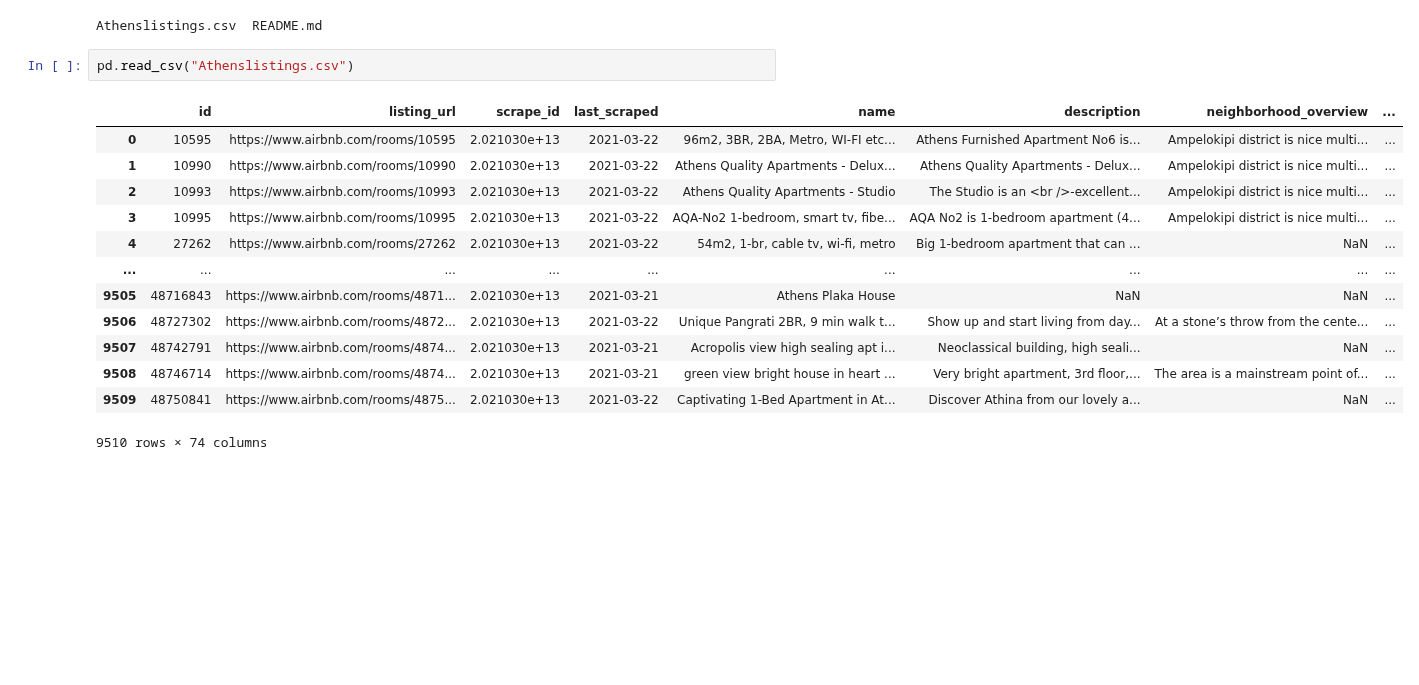
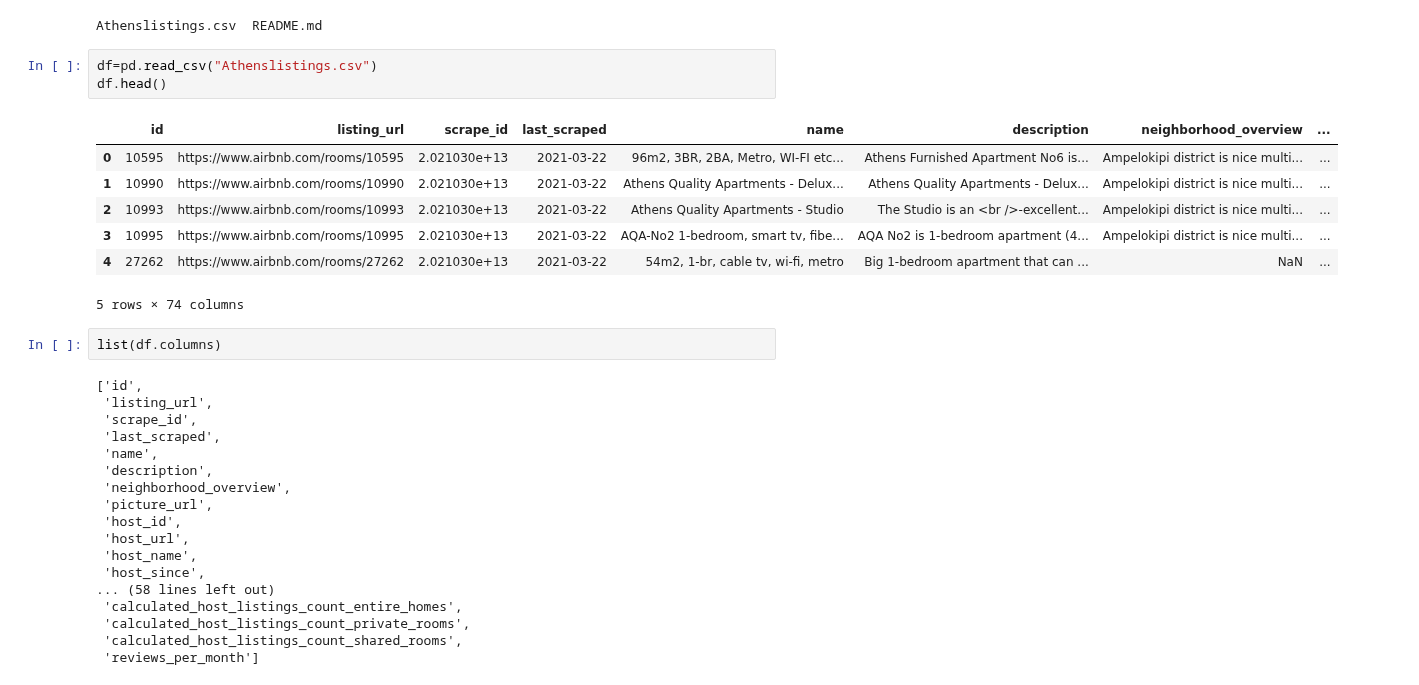
Before and after one commit to data301-2021-summer2/project-group36-project, a Jupyter notebook: analysis/Stephany_Chowsen/Dataset.ipynb, the cells around one changed output. Saved outputs shown, nothing was run; the diff lists cells and outputs as text; blank space fills up the shorter version.

```diff
--- a/analysis/Stephany_Chowsen/Dataset.ipynb
+++ b/analysis/Stephany_Chowsen/Dataset.ipynb
@@ -30,18 +33,33 @@ ls
 # %% [output]
 Athenslistings.csv  README.md
 # %%
-pd.read_csv("Athenslistings.csv")
+df=pd.read_csv("Athenslistings.csv")
+df.head()
 # %% [output]
 |  | id | listing_url | scrape_id | last_scraped | name | description | neighborhood_overview | ... |
 | 0 | 10595 | https://www.airbnb.com/rooms/10595 | 2.021030e+13 | 2021-03-22 | 96m2, 3BR, 2BA, Metro, WI-FI etc... | Athens Furnished Apartment No6 is... | Ampelokipi district is nice multi... | ... |
 | 1 | 10990 | https://www.airbnb.com/rooms/10990 | 2.021030e+13 | 2021-03-22 | Athens Quality Apartments - Delux... | Athens Quality Apartments - Delux... | Ampelokipi district is nice multi... | ... |
 | 2 | 10993 | https://www.airbnb.com/rooms/10993 | 2.021030e+13 | 2021-03-22 | Athens Quality Apartments - Studio | The Studio is an <br />-excellent... | Ampelokipi district is nice multi... | ... |
 | 3 | 10995 | https://www.airbnb.com/rooms/10995 | 2.021030e+13 | 2021-03-22 | AQA-No2 1-bedroom, smart tv, fibe... | AQA No2 is 1-bedroom apartment (4... | Ampelokipi district is nice multi... | ... |
 | 4 | 27262 | https://www.airbnb.com/rooms/27262 | 2.021030e+13 | 2021-03-22 | 54m2, 1-br, cable tv, wi-fi, metro | Big 1-bedroom apartment that can ... | NaN | ... |
-| ... | ... | ... | ... | ... | ... | ... | ... | ... |
-| 9505 | 48716843 | https://www.airbnb.com/rooms/4871... | 2.021030e+13 | 2021-03-21 | Athens Plaka House | NaN | NaN | ... |
-| 9506 | 48727302 | https://www.airbnb.com/rooms/4872... | 2.021030e+13 | 2021-03-22 | Unique Pangrati 2BR, 9 min walk t... | Show up and start living from day... | At a stone’s throw from the cente... | ... |
-| 9507 | 48742791 | https://www.airbnb.com/rooms/4874... | 2.021030e+13 | 2021-03-21 | Acropolis view high sealing apt i... | Neoclassical building, high seali... | NaN | ... |
-| 9508 | 48746714 | https://www.airbnb.com/rooms/4874... | 2.021030e+13 | 2021-03-21 | green view bright house in heart ... | Very bright apartment, 3rd floor,... | The area is a mainstream point of... | ... |
-| 9509 | 48750841 | https://www.airbnb.com/rooms/4875... | 2.021030e+13 | 2021-03-22 | Captivating 1-Bed Apartment in At... | Discover Athina from our lovely a... | NaN | ... |
-9510 rows × 74 columns
+5 rows × 74 columns
+# %%
+list(df.columns)
+# %% [output]
+['id',
+ 'listing_url',
+ 'scrape_id',
+ 'last_scraped',
+ 'name',
+ 'description',
+ 'neighborhood_overview',
+ 'picture_url',
+ 'host_id',
+ 'host_url',
+ 'host_name',
+ 'host_since',
+... (58 lines left out)
+ 'calculated_host_listings_count_entire_homes',
+ 'calculated_host_listings_count_private_rooms',
+ 'calculated_host_listings_count_shared_rooms',
+ 'reviews_per_month']
```
Also changed, not shown: parts of 17 cells of this notebook, 1 other file.
